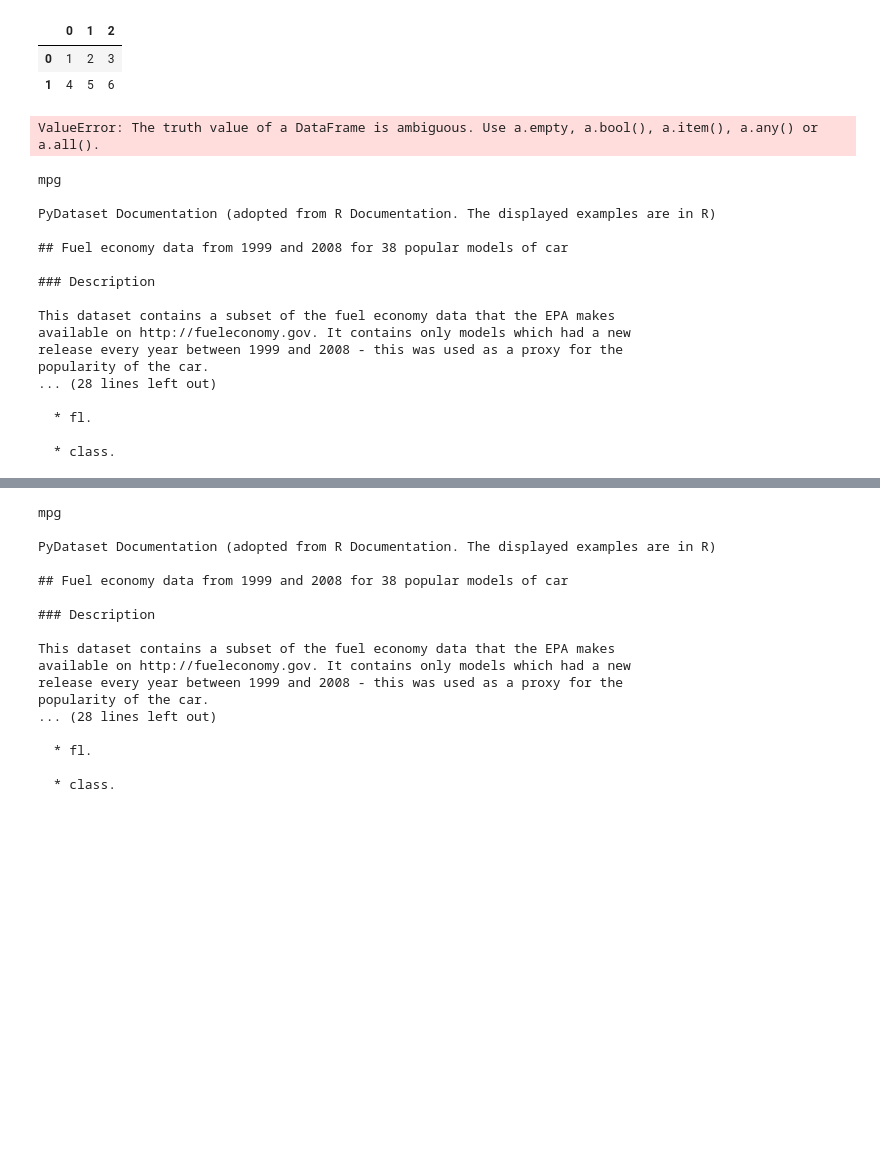
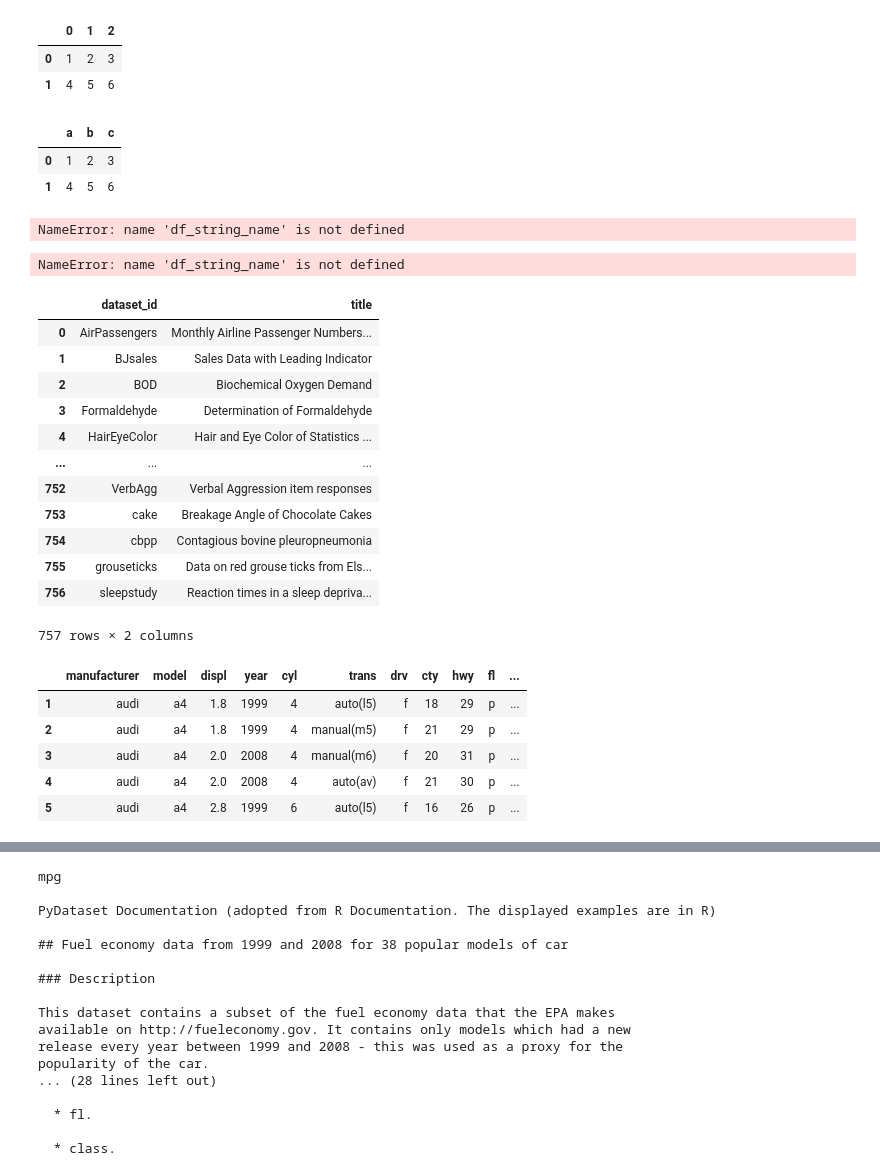
Before and after one commit to Laz-Lopez/numpy-pandas-visualization-exercises, a Jupyter notebook: advanced_dataframes.ipynb, the cells around one changed output, grey strips where cells are left out. Saved outputs shown, nothing was run; the diff lists cells and outputs as text; code cells hidden in the pictures; blank space fills up the shorter version.

```diff
--- a/advanced_dataframes.ipynb
+++ b/advanced_dataframes.ipynb
@@ -36,35 +36,50 @@ pd.DataFrame([[1, 2, 3], [4, 5, 6]])
 |  | 0 | 1 | 2 |
 | 0 | 1 | 2 | 3 |
 | 1 | 4 | 5 | 6 |
+# %%
+array = np.array([[1, 2, 3], [4, 5, 6]])
+
+pd.DataFrame(array, columns=['a', 'b', 'c'])
+# %% [output]
+|  | a | b | c |
+| 0 | 1 | 2 | 3 |
+| 1 | 4 | 5 | 6 |
 # %%
 from pydataset import data
 # %%
-data(df, show_doc=True)
+data(df_string_name, show_doc=True)
 # %% [output]
-ValueError: The truth value of a DataFrame is ambiguous. Use a.empty, a.bool(), a.item(), a.any() or a.all().
+NameError: name 'df_string_name' is not defined
+# %%
+df = data(df_string_name)
+# %% [output]
+NameError: name 'df_string_name' is not defined
+# %%
+data()
+# %% [output]
+|  | dataset_id | title |
+| 0 | AirPassengers | Monthly Airline Passenger Numbers... |
+| 1 | BJsales | Sales Data with Leading Indicator |
+| 2 | BOD | Biochemical Oxygen Demand |
+| 3 | Formaldehyde | Determination of Formaldehyde |
+| 4 | HairEyeColor | Hair and Eye Color of Statistics ... |
+| ... | ... | ... |
+| 752 | VerbAgg | Verbal Aggression item responses |
+| 753 | cake | Breakage Angle of Chocolate Cakes |
+| 754 | cbpp | Contagious bovine pleuropneumonia |
+| 755 | grouseticks | Data on red grouse ticks from Els... |
+| 756 | sleepstudy | Reaction times in a sleep depriva... |
+757 rows × 2 columns
 # %%
 # Load the dataset and store it in the variable mpg.
-# import the thing
+
 from pydataset import data
-# use the thing to return my dataset
 mpg = data('mpg')
-# if I want to see the documentation, use show_doc=True
-data('mpg', show_doc=True)
+mpg.head()
 # %% [output]
-mpg
-
-PyDataset Documentation (adopted from R Documentation. The displayed examples are in R)
-
-## Fuel economy data from 1999 and 2008 for 38 popular models of car
-
-### Description
-
-This dataset contains a subset of the fuel economy data that the EPA makes
-available on http://fueleconomy.gov. It contains only models which had a new
-release every year between 1999 and 2008 - this was used as a proxy for the
-popularity of the car.
-... (28 lines left out)
-
-  * fl.
-
-  * class.
+|  | manufacturer | model | displ | year | cyl | trans | drv | cty | hwy | fl | ... |
+| 1 | audi | a4 | 1.8 | 1999 | 4 | auto(l5) | f | 18 | 29 | p | ... |
+| 2 | audi | a4 | 1.8 | 1999 | 4 | manual(m5) | f | 21 | 29 | p | ... |
+| 3 | audi | a4 | 2.0 | 2008 | 4 | manual(m6) | f | 20 | 31 | p | ... |
+| 4 | audi | a4 | 2.0 | 2008 | 4 | auto(av) | f | 21 | 30 | p | ... |
+| 5 | audi | a4 | 2.8 | 1999 | 6 | auto(l5) | f | 16 | 26 | p | ... |
```
Also changed, not shown: parts of 60 cells of this notebook.
